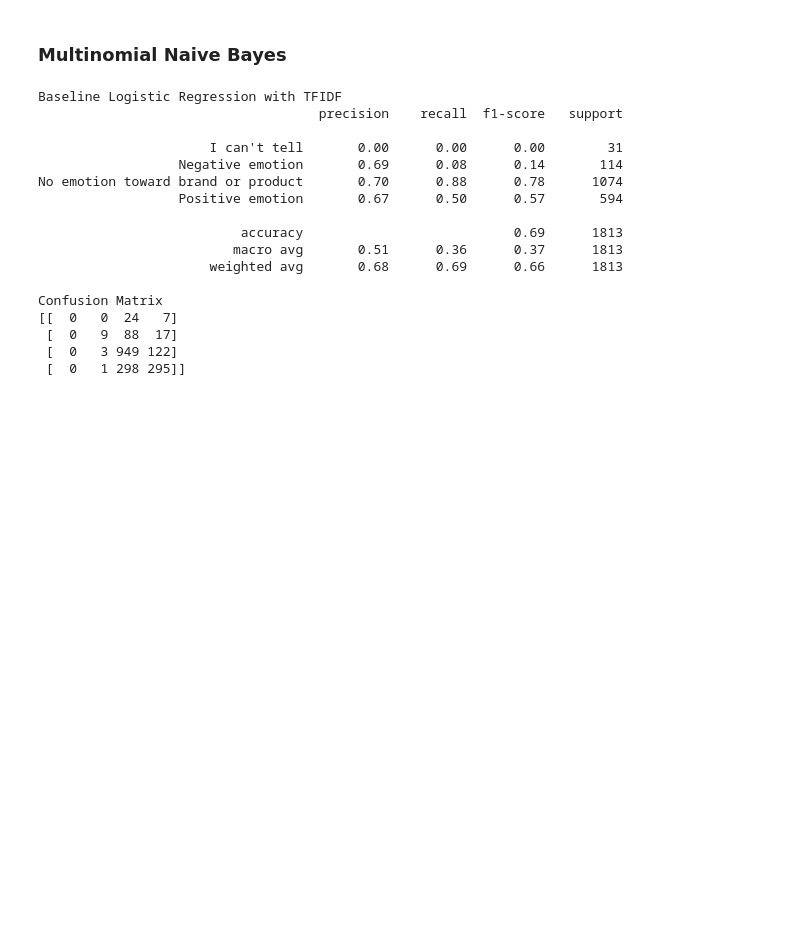
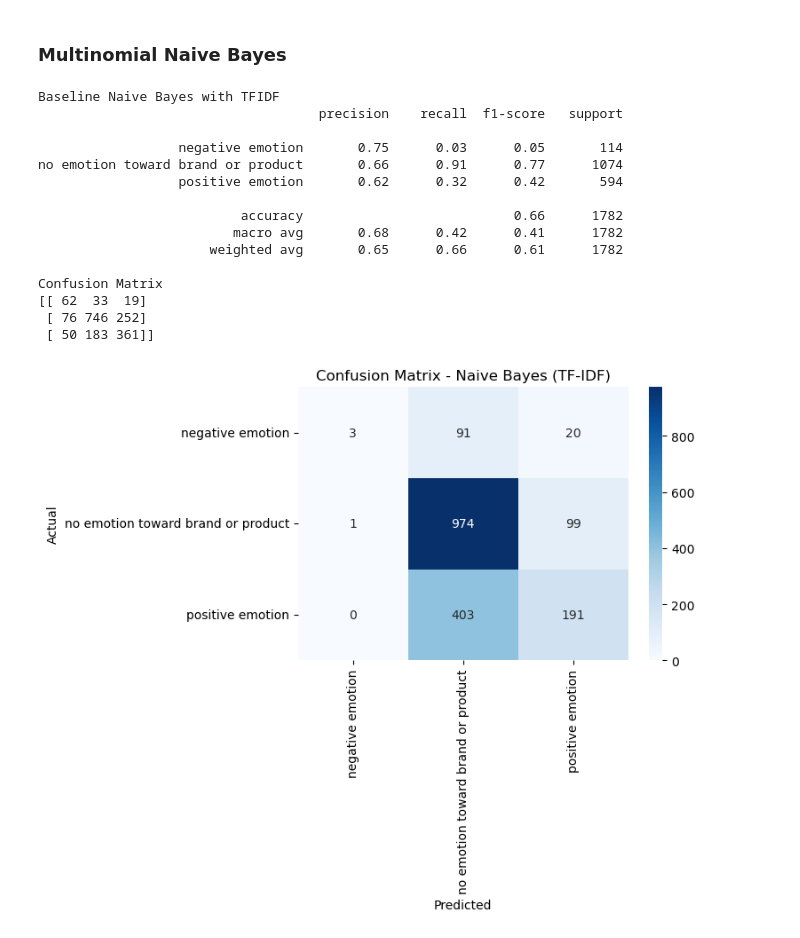
Before and after one commit to raphaelndemo/Tweet-Sentiment-NLP, a Jupyter notebook: notebooks/index.ipynb, the cells around one changed output. Cells and saved outputs as stored; diff of their text form; code cells hidden in the pictures; blank space fills up the shorter version.

```diff
--- a/notebooks/index.ipynb
+++ b/notebooks/index.ipynb
@@ -287,8 +308,7 @@ Confusion Matrix
 # %% [markdown]
 ### Multinomial Naive Bayes
 # %%
-# Alternatively, we can use Multinomial Naive Bayes and TFIDF
-from sklearn.naive_bayes import MultinomialNB
+
 
 # Building the full pipeline
 nb_baseline_pipeline= Pipeline([
@@ -300,7 +320,7 @@ nb_baseline_pipeline= Pipeline([
 nb_baseline_pipeline.fit(X_train,y_train)
 
 # predictions
-y_pred_nb_baseline = pipeline_log.predict(X_test)
+y_pred_nb_baseline = nb_baseline_pipeline.predict(X_test)
 
 print(f'Baseline Naive Bayes with TFIDF')
 print(classification_report(y_test,y_pred_nb_baseline))
@@ -309,23 +329,44 @@ print(classification_report(y_test,y_pred_nb_baseline))
 print(f'Confusion Matrix')
 print(confusion_matrix(y_test,y_pred_baseline))
 # %% [output]
-Baseline Logistic Regression with TFIDF
+Baseline Naive Bayes with TFIDF
                                     precision    recall  f1-score   support
 
-                      I can't tell       0.00      0.00      0.00        31
-                  Negative emotion       0.69      0.08      0.14       114
-No emotion toward brand or product       0.70      0.88      0.78      1074
-                  Positive emotion       0.67      0.50      0.57       594
+                  negative emotion       0.75      0.03      0.05       114
+no emotion toward brand or product       0.66      0.91      0.77      1074
+                  positive emotion       0.62      0.32      0.42       594
 
-                          accuracy                           0.69      1813
-                         macro avg       0.51      0.36      0.37      1813
-                      weighted avg       0.68      0.69      0.66      1813
+                          accuracy                           0.66      1782
+                         macro avg       0.68      0.42      0.41      1782
+                      weighted avg       0.65      0.66      0.61      1782
 
 Confusion Matrix
-[[  0   0  24   7]
- [  0   9  88  17]
- [  0   3 949 122]
- [  0   1 298 295]]
+[[ 62  33  19]
+ [ 76 746 252]
+ [ 50 183 361]]
+# %%
+labels = sorted(y_test.unique())
+
+# Compute confusion matrix
+cm = confusion_matrix(y_test, y_pred_nb_baseline, labels=labels)
+
+# Plot
+plt.figure(figsize=(6,4))
+sns.heatmap(
+    cm,
+    annot=True,
+    fmt='d',
+    cmap='Blues',
+    xticklabels=labels,
+    yticklabels=labels
+)
+
+plt.title("Confusion Matrix - Naive Bayes (TF-IDF)")
+plt.xlabel("Predicted")
+plt.ylabel("Actual")
+plt.show()
+# %% [output]
+[figure, added]
 # %%
 ### Tweaked Logistic Regresison with TF_-IDF
 
```
Also changed, not shown: parts of 10 cells of this notebook, 1 other file.
